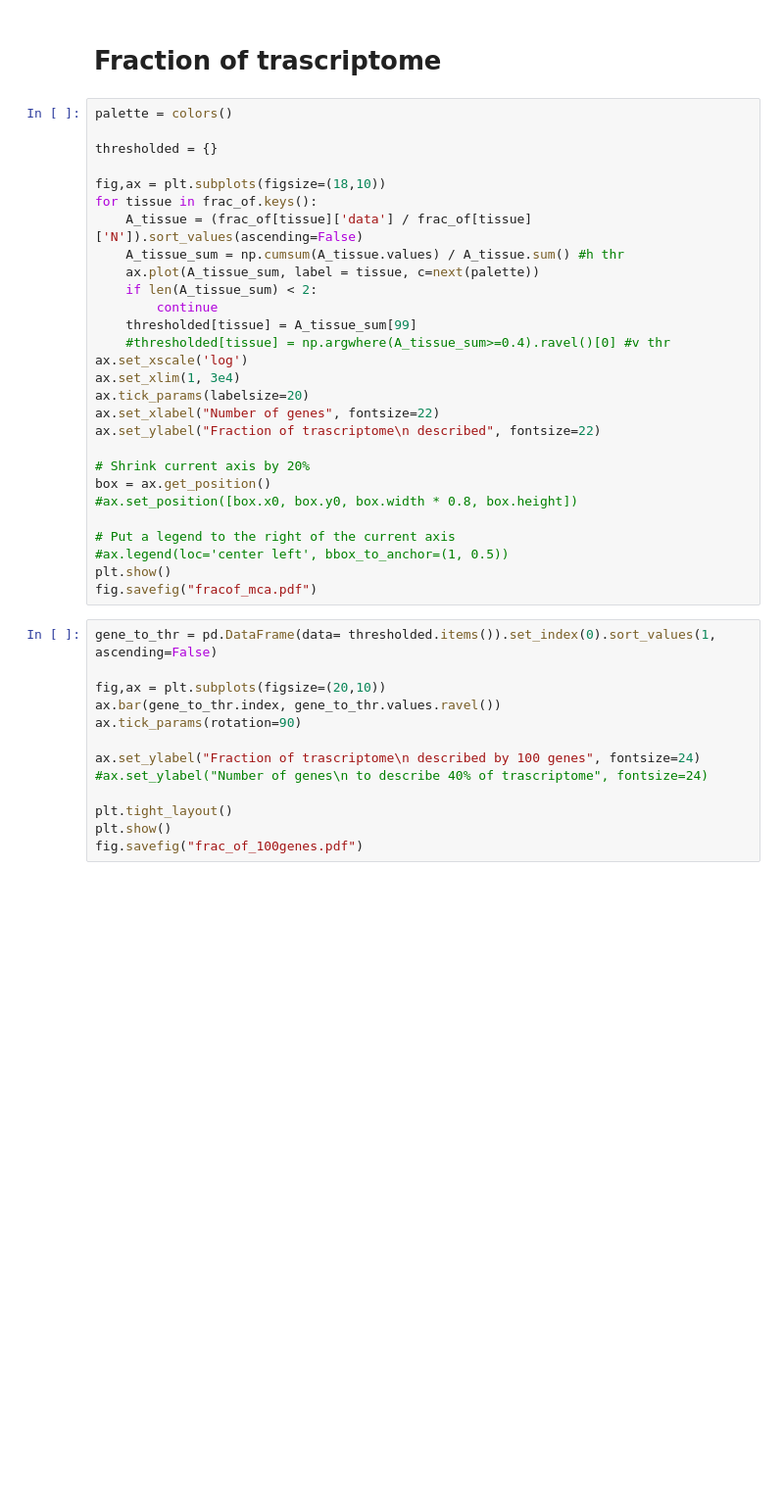
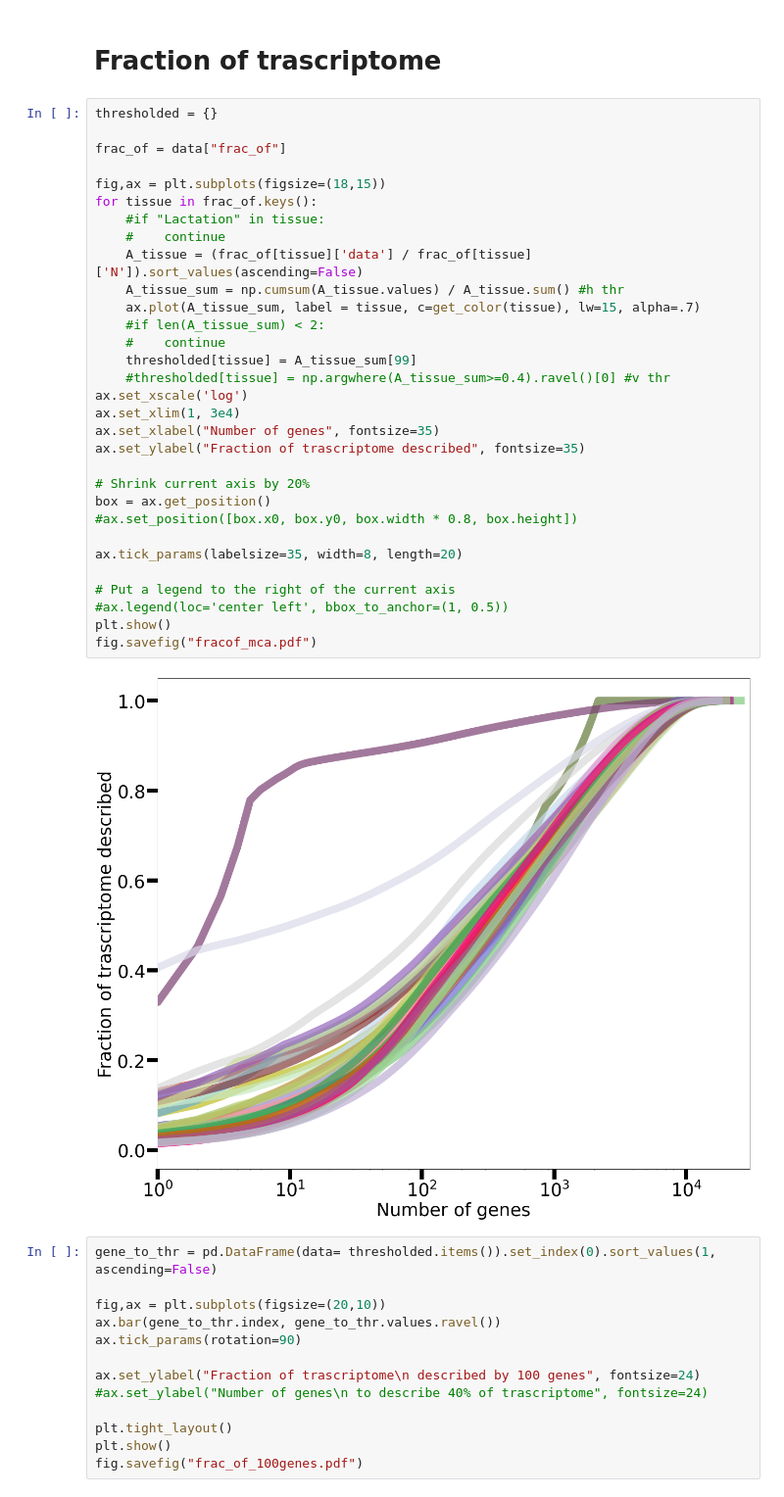
Before and after one commit to fvalle1/phd, a Jupyter notebook: mouse_Atlas/Mouse_exploration.ipynb, the cells around one changed output. Shown at 98% size. Saved outputs shown, nothing was run; the diff lists cells and outputs as text; blank space fills up the shorter version.

```diff
--- a/mouse_Atlas/Mouse_exploration.ipynb
+++ b/mouse_Atlas/Mouse_exploration.ipynb
@@ -300,33 +324,38 @@ sns.heatmap(df_cmap)
 # %% [markdown]
 # Fraction of trascriptome
 # %%
-palette = colors()
-
 thresholded = {}
 
-fig,ax = plt.subplots(figsize=(18,10))
+frac_of = data["frac_of"]
+
+fig,ax = plt.subplots(figsize=(18,15))
 for tissue in frac_of.keys():
+    #if "Lactation" in tissue:
+    #    continue
     A_tissue = (frac_of[tissue]['data'] / frac_of[tissue]['N']).sort_values(ascending=False)
     A_tissue_sum = np.cumsum(A_tissue.values) / A_tissue.sum() #h thr
-    ax.plot(A_tissue_sum, label = tissue, c=next(palette))
-    if len(A_tissue_sum) < 2:
-        continue
+    ax.plot(A_tissue_sum, label = tissue, c=get_color(tissue), lw=15, alpha=.7)
+    #if len(A_tissue_sum) < 2:
+    #    continue
     thresholded[tissue] = A_tissue_sum[99]
     #thresholded[tissue] = np.argwhere(A_tissue_sum>=0.4).ravel()[0] #v thr
 ax.set_xscale('log')
 ax.set_xlim(1, 3e4)
-ax.tick_params(labelsize=20)
-ax.set_xlabel("Number of genes", fontsize=22)
-ax.set_ylabel("Fraction of trascriptome\n described", fontsize=22)
+ax.set_xlabel("Number of genes", fontsize=35)
+ax.set_ylabel("Fraction of trascriptome described", fontsize=35)
 
 # Shrink current axis by 20%
 box = ax.get_position()
 #ax.set_position([box.x0, box.y0, box.width * 0.8, box.height])
 
+ax.tick_params(labelsize=35, width=8, length=20)
+
 # Put a legend to the right of the current axis
 #ax.legend(loc='center left', bbox_to_anchor=(1, 0.5))
 plt.show()
 fig.savefig("fracof_mca.pdf")
+# %% [output]
+[figure, added]
 # %%
 gene_to_thr = pd.DataFrame(data= thresholded.items()).set_index(0).sort_values(1, ascending=False)
 
```
Also changed, not shown: parts of 12 cells of this notebook, 1 other file.
